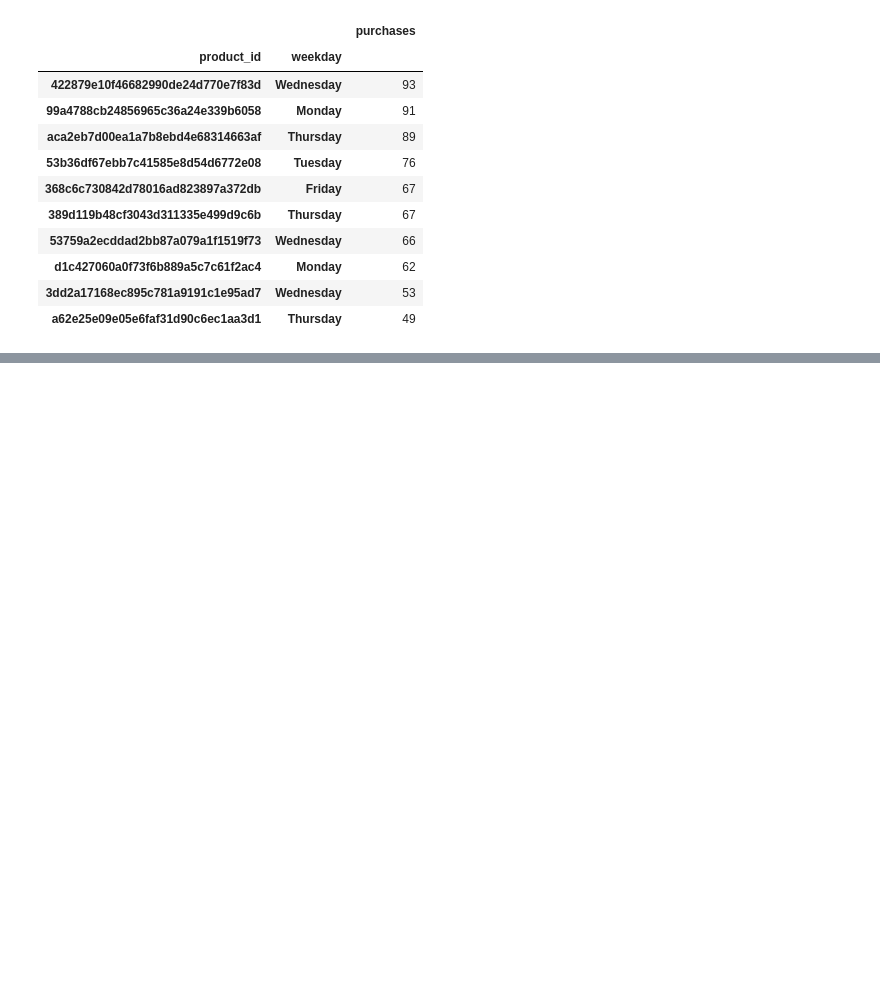
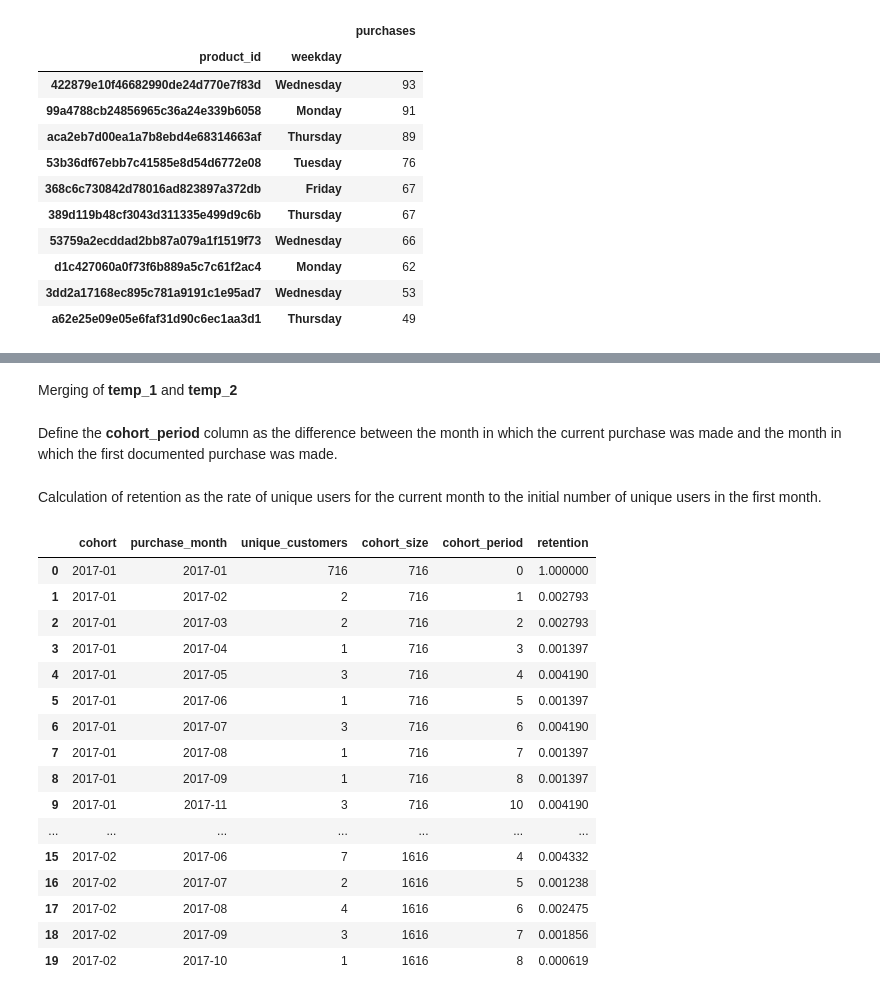
Before and after one commit to iegorushkin/data_analyst-karpov.courses, a Jupyter notebook: python_milestone/main.ipynb, the cells around one changed output, grey strips where cells are left out. Cells and saved outputs as stored; diff of their text form; code cells hidden in the pictures; blank space fills up the shorter version.

```diff
--- a/python_milestone/main.ipynb
+++ b/python_milestone/main.ipynb
@@ -494,0 +688,5 @@ del filtered_orders_df, final_df, merged_df, temp
+# %%
+temp_1 = merged_df.groupby(by=['first_purchase_month', 'purchase_month'], as_index=False) \
+    .agg({"customer_unique_id": "nunique"}) \
+    .rename(columns={"customer_unique_id": "unique_customers"})
+temp_1.head(11)
@@ -494,0 +727,2 @@ del filtered_orders_df, final_df, merged_df, temp
+# %% [markdown]
+Merging of **temp_1** and **temp_2**
@@ -494,0 +731,2 @@ del filtered_orders_df, final_df, merged_df, temp
+# %% [markdown]
+Define the **cohort_period** column as the difference between the month in which the current purchase was made and the month in which the first documented purchase was made.
@@ -494,0 +738,24 @@ del filtered_orders_df, final_df, merged_df, temp
+# %% [markdown]
+Calculation of retention as the rate of unique users for the current month to the initial number of unique users in the first month.
+# %%
+cohorts_df['retention'] = (cohorts_df.unique_customers / cohorts_df.cohort_size)
+cohorts_df.rename(columns={"first_purchase_month":"cohort"}, inplace=True)
+cohorts_df.head(20)
+# %% [output]
+|  | cohort | purchase_month | unique_customers | cohort_size | cohort_period | retention |
+| 0 | 2017-01 | 2017-01 | 716 | 716 | 0 | 1.000000 |
+| 1 | 2017-01 | 2017-02 | 2 | 716 | 1 | 0.002793 |
+| 2 | 2017-01 | 2017-03 | 2 | 716 | 2 | 0.002793 |
+| 3 | 2017-01 | 2017-04 | 1 | 716 | 3 | 0.001397 |
+| 4 | 2017-01 | 2017-05 | 3 | 716 | 4 | 0.004190 |
+| 5 | 2017-01 | 2017-06 | 1 | 716 | 5 | 0.001397 |
+| 6 | 2017-01 | 2017-07 | 3 | 716 | 6 | 0.004190 |
+| 7 | 2017-01 | 2017-08 | 1 | 716 | 7 | 0.001397 |
+| 8 | 2017-01 | 2017-09 | 1 | 716 | 8 | 0.001397 |
+| 9 | 2017-01 | 2017-11 | 3 | 716 | 10 | 0.004190 |
+| ... | ... | ... | ... | ... | ... | ... |
+| 15 | 2017-02 | 2017-06 | 7 | 1616 | 4 | 0.004332 |
+| 16 | 2017-02 | 2017-07 | 2 | 1616 | 5 | 0.001238 |
+| 17 | 2017-02 | 2017-08 | 4 | 1616 | 6 | 0.002475 |
+| 18 | 2017-02 | 2017-09 | 3 | 1616 | 7 | 0.001856 |
+| 19 | 2017-02 | 2017-10 | 1 | 1616 | 8 | 0.000619 |
```
Also changed, not shown: parts of 86 cells of this notebook, 5 other files.
